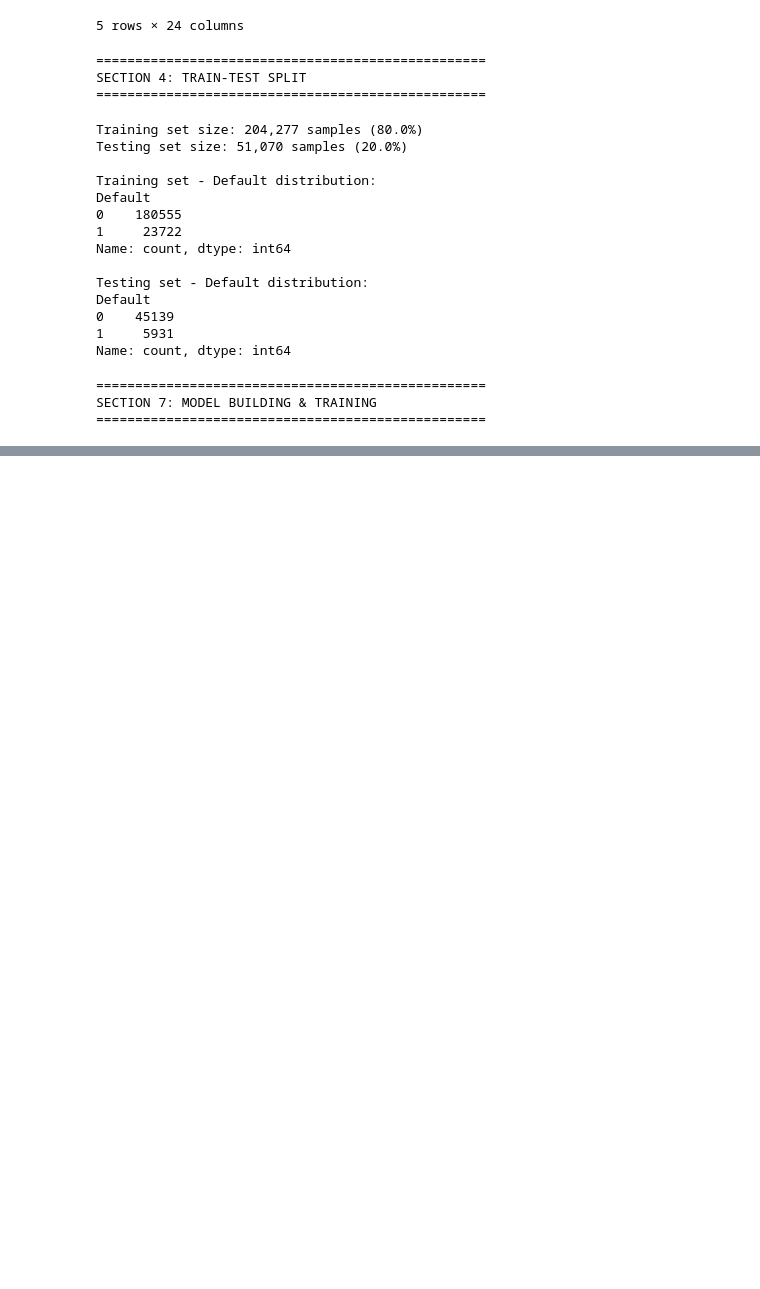
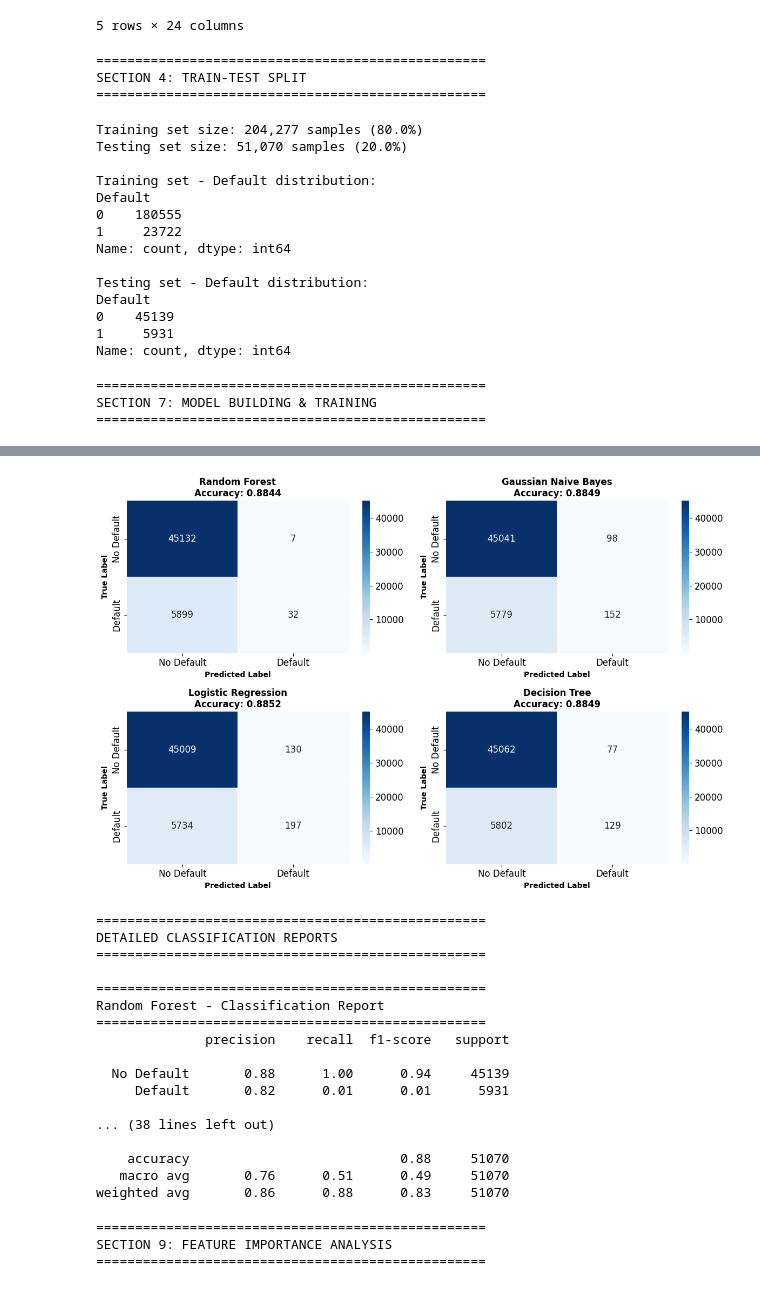
Before and after one commit to Rahman-Sadik/loan_default_prediction, a Jupyter notebook: loan_default_prediction.ipynb, the cells around one changed output, grey strips where cells are left out. Drawn from its saved outputs; the diff is of its cells as text; code cells hidden in the pictures; blank space fills up the shorter version.

Commit message:
Added new algorithm and run deep analysis

```diff
--- a/loan_default_prediction.ipynb
+++ b/loan_default_prediction.ipynb
@@ -399,0 +457,59 @@ print("="*50)
+# %%
+fig, axes = plt.subplots(2, 2, figsize=(12, 8))
+axes = axes.ravel()
+
+for idx, (name, result) in enumerate(results.items()):
+    cm = confusion_matrix(y_test, result['prediction'])
+
+    sns.heatmap(cm, annot=True, fmt='d', cmap='Blues',
+                ax=axes[idx], cbar=True,
+                xticklabels=['No Default', 'Default'],
+                yticklabels=['No Default', 'Default'])
+
+    axes[idx].set_title(f'{name}\nAccuracy: {result["accuracy"]:.4f}',
+                        fontsize=12, fontweight='bold')
+    axes[idx].set_ylabel('True Label', fontsize=10, fontweight='bold')
+    axes[idx].set_xlabel('Predicted Label', fontsize=10, fontweight='bold')
+
+plt.tight_layout()
+plt.savefig('confusion_matrices.png', dpi=300, bbox_inches='tight')
+plt.show()
+
+# Detailed Classification Reports
+print("\n" + "="*50)
+print("DETAILED CLASSIFICATION REPORTS")
+print("="*50)
+
+for name, result in results.items():
+    print(f"\n{'='*50}")
+    print(f"{name} - Classification Report")
+    print(f"{'='*50}")
+    print(classification_report(y_test, result['prediction'],
+                                target_names=['No Default', 'Default']))
+# %% [output]
+[figure, added]
+==================================================
+DETAILED CLASSIFICATION REPORTS
+==================================================
+
+==================================================
+Random Forest - Classification Report
+==================================================
+              precision    recall  f1-score   support
+
+  No Default       0.88      1.00      0.94     45139
+     Default       0.82      0.01      0.01      5931
+
+... (38 lines left out)
+
+    accuracy                           0.88     51070
+   macro avg       0.76      0.51      0.49     51070
+weighted avg       0.86      0.88      0.83     51070
+# %%
+print("\n" + "="*50)
+print("SECTION 9: FEATURE IMPORTANCE ANALYSIS")
+print("="*50)
+# %% [output]
+==================================================
+SECTION 9: FEATURE IMPORTANCE ANALYSIS
+==================================================
```
Also changed, not shown: parts of 14 cells of this notebook.
